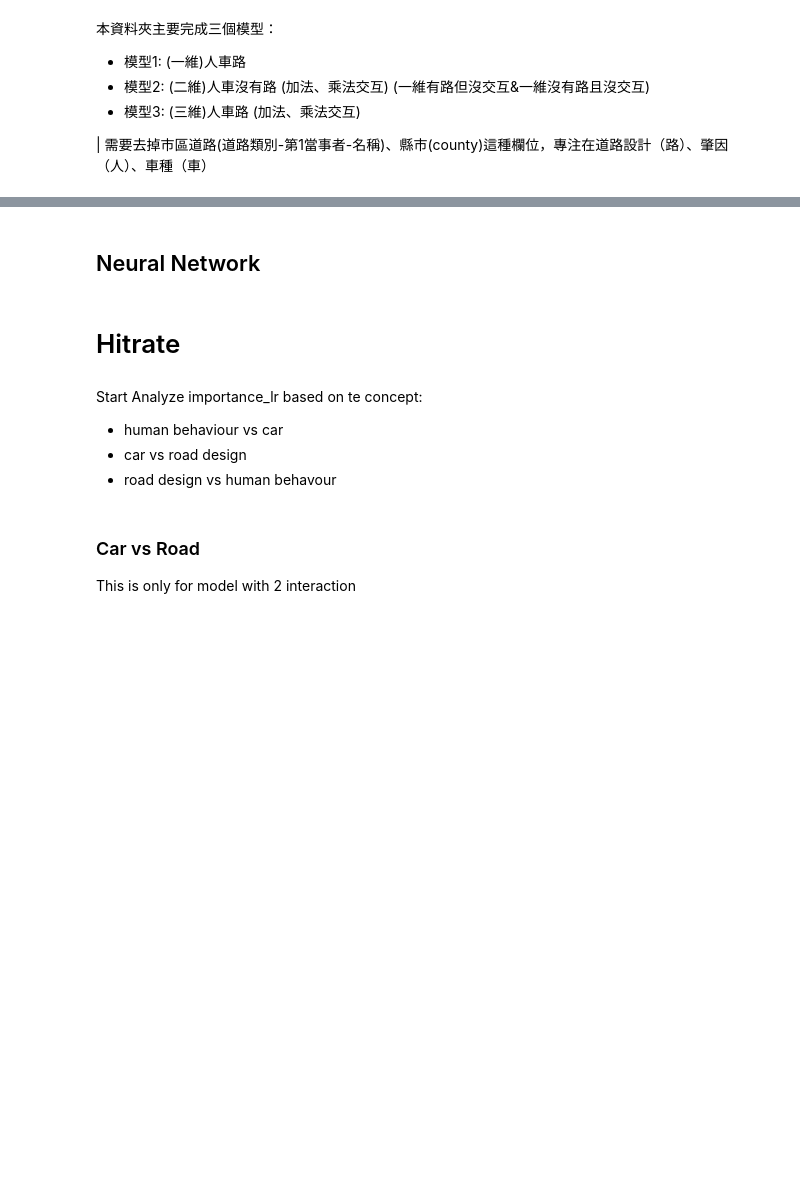
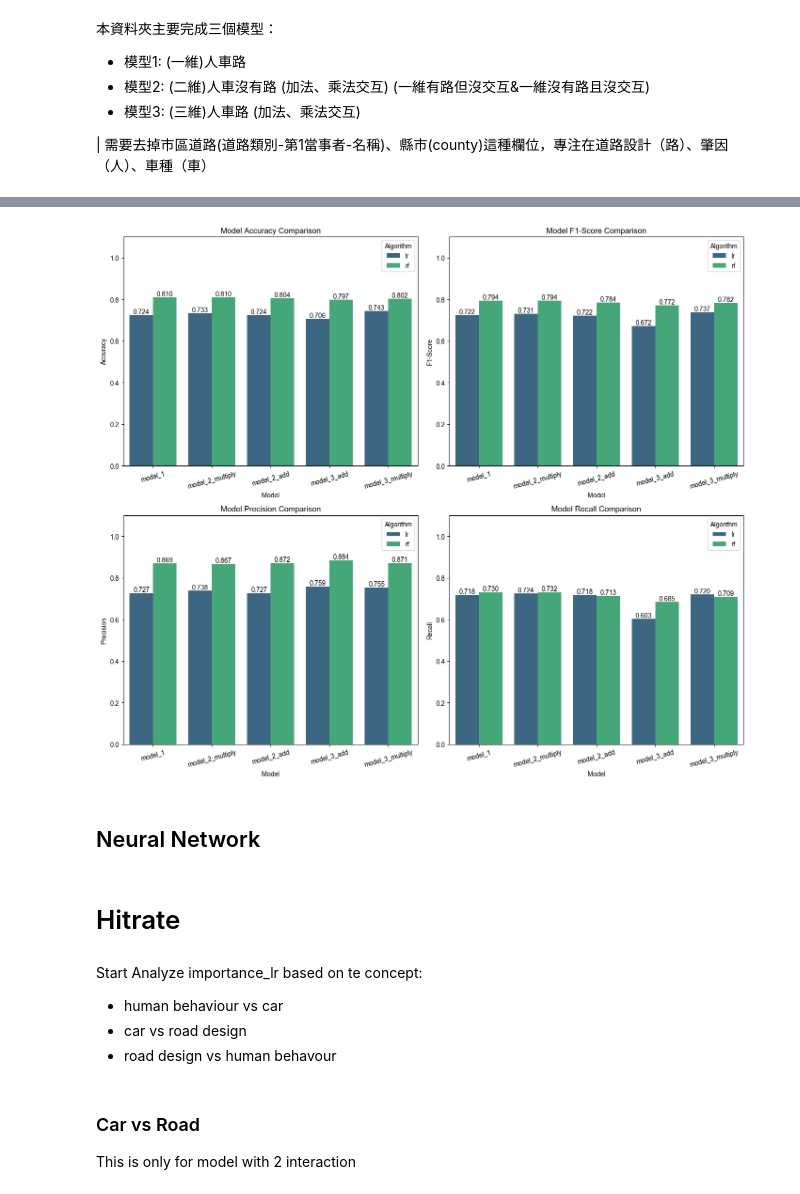
Before and after one commit to kennywang112/ST-RTA, a Jupyter notebook: ModelsV4/Model.ipynb, the cells around one changed output, grey strips where cells are left out. Cells and saved outputs as stored; diff of their text form; code cells hidden in the pictures; blank space fills up the shorter version.

Commit message:
5 models

```diff
--- a/ModelsV4/Model.ipynb
+++ b/ModelsV4/Model.ipynb
@@ -111,6 +135,0 @@ X_train, X_test, y_train, y_test, X_resampled_test, y_resampled_test, le =\
-# %%
-all_features_df = pd.read_csv(f"../{computeddata}/ForModel/all_featuresV2.csv")
-X_train, X_test, y_train, y_test, X_resampled_test, y_resampled_test, le =\
-     model_preprocess(grid_filter, all_features_df, for_poly=for_poly, dim='2way',
-                      base_road=road_features, base_vehicle=car_features, base_person=person_features,
-                      interaction_type='multiply')
@@ -276,0 +333,13 @@ importance_lr, importance_grouped_lr = get_importance(best_lr_model, X_train_ref
+# %%
+lr_model_1 = joblib.load(f'../{computeddata}/ModelPerformance/lr_modelV1_model_1.pkl')
+rf_model_1 = joblib.load(f'../{computeddata}/ModelPerformance/rf_modelV1_model_1.pkl')
+
+lr_model_2_add = joblib.load(f'../{computeddata}/ModelPerformance/lr_modelV1_model_2_add.pkl')
+rf_model_2_add = joblib.load(f'../{computeddata}/ModelPerformance/rf_modelV1_model_2_add.pkl')
+lr_model_2_multiply = joblib.load(f'../{computeddata}/ModelPerformance/lr_modelV1_model_2_multiply.pkl')
+rf_model_2_multiply = joblib.load(f'../{computeddata}/ModelPerformance/rf_modelV1_model_2_multiply.pkl')
+
+lr_model_3_multiply_extracted = joblib.load(f'../{computeddata}/ModelPerformance/lr_modelV1_model_3_multiply_extracted.pkl')
+rf_model_3_multiply_extracted = joblib.load(f'../{computeddata}/ModelPerformance/rf_modelV1_model_3_multiply_extracted.pkl')
+lr_model_3_add_extracted = joblib.load(f'../{computeddata}/ModelPerformance/lr_modelV1_model_3_add_extracted.pkl')
+rf_model_3_add_extracted = joblib.load(f'../{computeddata}/ModelPerformance/rf_modelV1_model_3_add_extracted.pkl')
@@ -277,3 +501,68 @@ importance_lr, importance_grouped_lr = get_importance(best_lr_model, X_train_ref
+# %%
+import numpy as np
+import pandas as pd
+import matplotlib.pyplot as plt
+import seaborn as sns
+
+records = []
+
+for model_name, algos in all_performance.items():
+    for algo_name, cm in algos.items():
+        tn, fp, fn, tp = cm.ravel()
+
+        accuracy = (tp + tn) / (tp + tn + fp + fn)
+        precision = tp / (tp + fp) if (tp + fp) > 0 else 0
+        recall = tp / (tp + fn) if (tp + fn) > 0 else 0
+        f1 = 2 * (precision * recall) / (precision + recall) if (precision + recall) > 0 else 0
+
+        records.append({
+            'Model': model_name,
+            'Algorithm': algo_name,
+            'Accuracy': accuracy,
+            'F1-Score': f1,
+            'Precision': precision,
+            'Recall': recall,
+        })
+
+df = pd.DataFrame(records)
+fig, axes = plt.subplots(2, 2, figsize=(14, 12))
+
+sns.barplot(data=df, x='Model', y='Accuracy', hue='Algorithm', ax=axes[0, 0], palette='viridis')
+axes[0, 0].set_title('Model Accuracy Comparison')
+axes[0, 0].set_ylim(0, 1.1)
+axes[0, 0].tick_params(axis='x', rotation=15)
+
+for container in axes[0, 0].containers:
+    axes[0, 0].bar_label(container, fmt='%.3f')
+
+sns.barplot(data=df, x='Model', y='F1-Score', hue='Algorithm', ax=axes[0, 1], palette='viridis')
+axes[0, 1].set_title('Model F1-Score Comparison')
+axes[0, 1].set_ylim(0, 1.1)
+axes[0, 1].tick_params(axis='x', rotation=15)
+
+for container in axes[0, 1].containers:
+    axes[0, 1].bar_label(container, fmt='%.3f')
+
+sns.barplot(data=df, x='Model', y='Precision', hue='Algorithm', ax=axes[1, 0], palette='viridis')
+axes[1, 0].set_title('Model Precision Comparison')
+axes[1, 0].set_ylim(0, 1.1)
+axes[1, 0].tick_params(axis='x', rotation=15)
+
+for container in axes[1, 0].containers:
+    axes[1, 0].bar_label(container, fmt='%.3f')
+
+sns.barplot(data=df, x='Model', y='Recall', hue='Algorithm', ax=axes[1, 1], palette='viridis')
+axes[1, 1].set_title('Model Recall Comparison')
+axes[1, 1].set_ylim(0, 1.1)
+axes[1, 1].tick_params(axis='x', rotation=15)
+
+for container in axes[1, 1].containers:
+    axes[1, 1].bar_label(container, fmt='%.3f')
+
+plt.tight_layout()
+plt.show()
+# %% [output]
+[figure, added]
 # %% [markdown]
 ## Neural Network
 # %%
```
Also changed, not shown: parts of 27 cells of this notebook, 3 other files.
